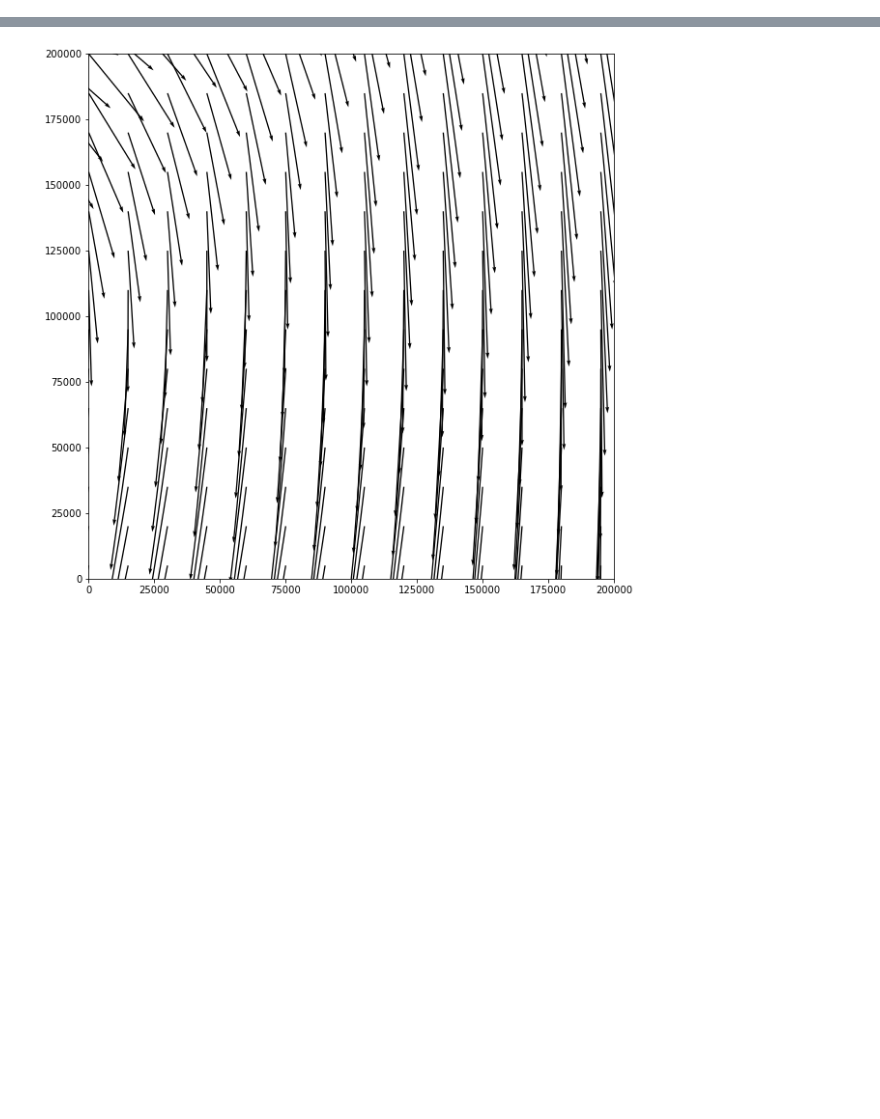
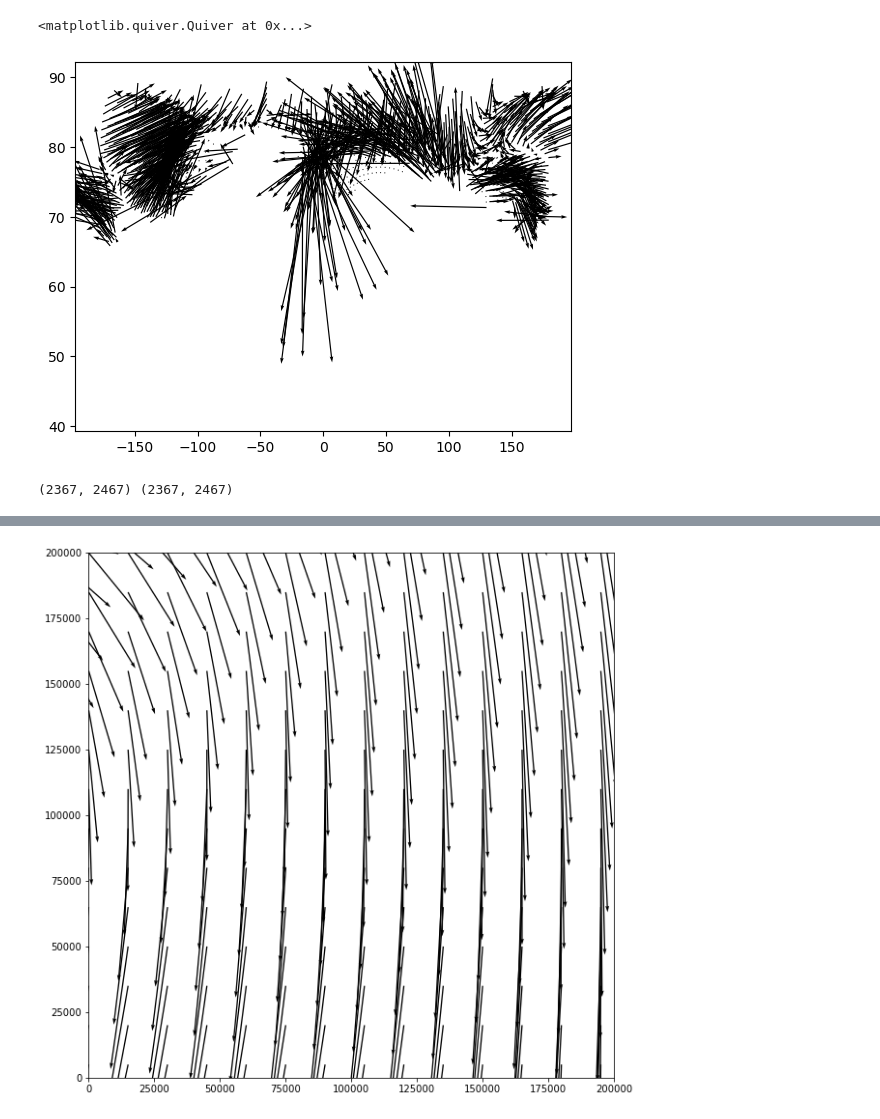
Before and after one commit to nansencenter/nextsim_dynamics_ml, a Jupyter notebook: notebooks/example_open_nextsim_netcdf.ipynb, the cells around one changed output, grey strips where cells are left out. Cells and saved outputs as stored; diff of their text form; code cells hidden in the pictures; blank space fills up the shorter version.

```diff
--- a/example_open_nextsim_netcdf.ipynb
+++ b/notebooks/example_open_nextsim_netcdf.ipynb
@@ -13,6 +50,12 @@ PROJ = pyproj.Proj(proj='stere',  a=6378273, b=6378273, lon_0=-45, lat_0=90, lat
+# %%
+stp=30
+plt.quiver(ds.longitude.to_numpy()[::stp,::stp], ds.latitude.to_numpy()[::stp,::stp], ds.siu[0,::stp, ::stp], ds.siv[0,::stp, ::stp], scale=1)
+# %% [output]
+<matplotlib.quiver.Quiver at 0x...>
+[figure, added]
 # %%
 # netCDF file with hourly averages
-ncfile = f'/data2/{USER}/fran/Moorings_2023d001.nc'
+ncfile = f'data/Moorings_2023d001.nc'
 
 # 12:00
 t0 = 12
@@ -34,8 +77,11 @@ with Dataset(ncfile) as d:
 # convert lon, lat to X, Y in polar stereopgraphic projection
 # and get vectors of X and Y coordinates
 x_grd, y_grd = PROJ(lon,lat)
+print(x_grd.shape,y_grd.shape)
 x_vec = x_grd[0]
 y_vec = y_grd[:,0]
+# %% [output]
+(2367, 2467) (2367, 2467)
 # %%
 # plot average drift for 2023-01-01 12:00 - 13:00
 stp = 5
```
Also changed, not shown: parts of 6 cells of this notebook, 2 other files.
